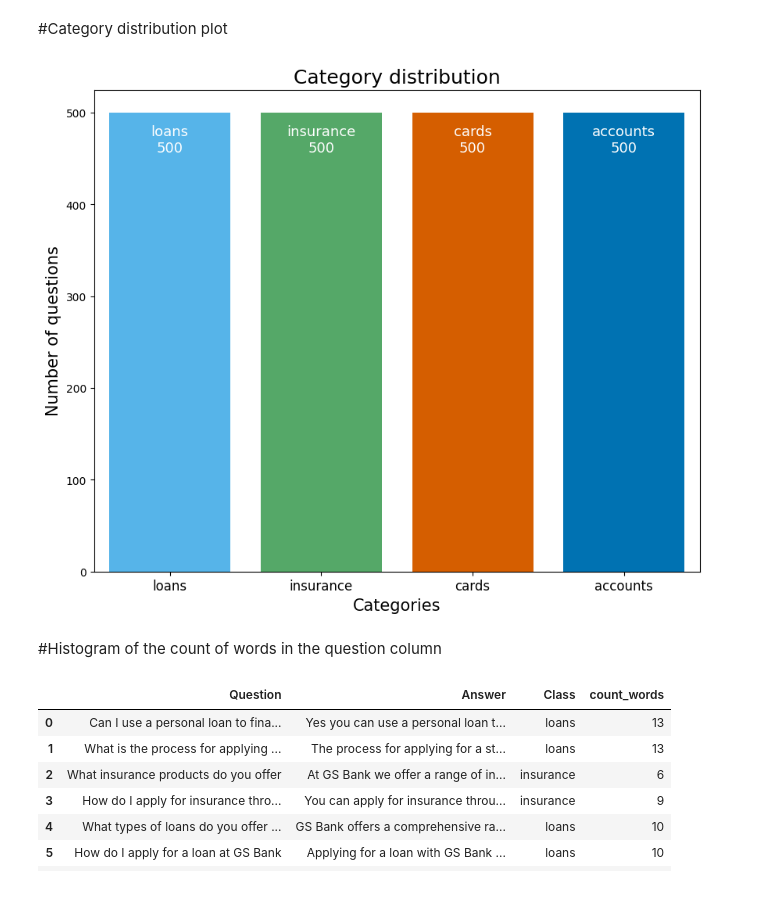
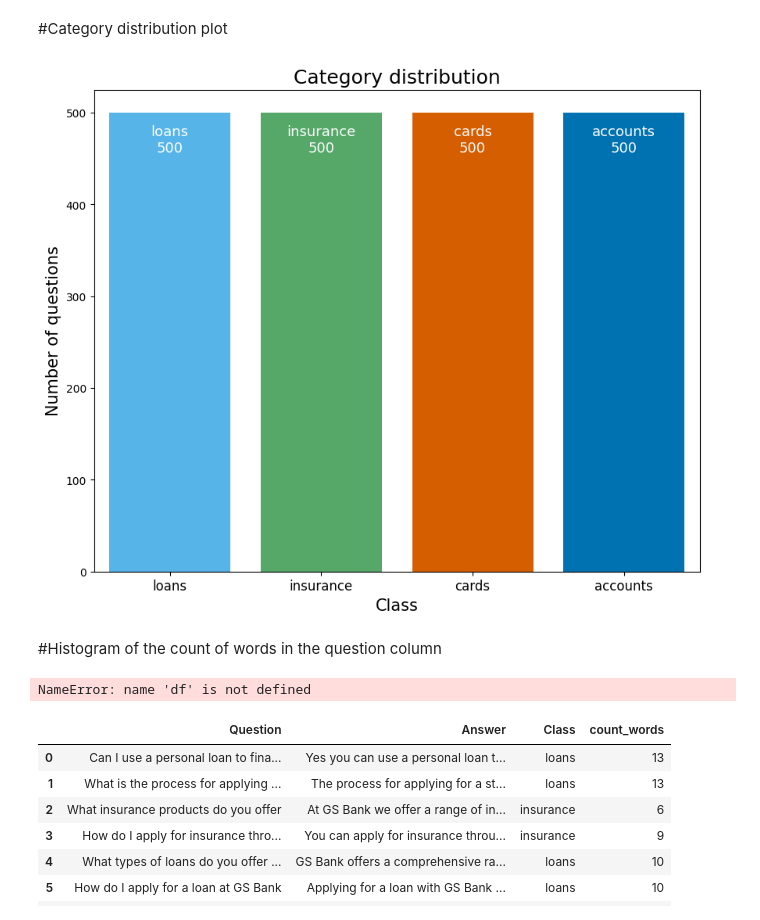
Before and after one commit to Sonlha1/ProjectCustomerChurn, a Jupyter notebook: LLM.ipynb, the cells around one changed output. Cells and saved outputs as stored; diff of their text form; code cells hidden in the pictures.

```diff
--- a/LLM.ipynb
+++ b/LLM.ipynb
@@ -52,3 +43,6 @@ path_to_csv = '/content/gdrive/MyDrive/DATA/BankFAQ.csv'
+# %%
+#Read CSV from our Github repository
+path_to_csv = 'https://raw.githubusercontent.com/commitit/FinalProject/main/BankFAQ.csv'
 # %%
 df = pd.read_csv(path_to_csv)
 df.head(15)
@@ -99,4 +78,4 @@ df.head()
 | 3 | How do I apply for insurance thro... | You can apply for insurance throu... | insurance |
 | 4 | What types of loans do you offer ... | GS Bank offers a comprehensive ra... | loans |
 # %%
-category_count = df["Class"].value_counts()
+class_count = df["Class"].value_counts()
@@ -124,35 +103,37 @@ array(['loans', 'insurance', 'cards', 'accounts'], dtype=object)
 # %%
 fig = plt.figure(figsize= (10, 8))
 
 ax = fig.add_subplot(111)
 
-sns.barplot(x = category_count.index, y = category_count)
+sns.barplot(x = class_count.index, y = class_count)
 
 # Define a list of colors
 colors = ['#56B4E9', '#55a868', '#D55E00', '#0072B2']
 
 # Set colors for each bar
 for patch, color in zip(ax.patches, colors):
     patch.set_facecolor(color)
 
 for a, p in enumerate(ax.patches):
-    ax.annotate(f'{categories[a]}\n' + format(p.get_height(), '.0f'), xy = (p.get_x() + p.get_width() / 2.0, p.get_height()), xytext = (0,-25), size = 13, color = 'white' , ha = 'center', va = 'center', textcoords = 'offset points', bbox = dict(boxstyle = 'round', facecolor='none',edgecolor='none', alpha = 0.5) )
+    ax.annotate(f'{Class[a]}\n' + format(p.get_height(), '.0f'), xy = (p.get_x() + p.get_width() / 2.0, p.get_height()), xytext = (0,-25), size = 13, color = 'white' , ha = 'center', va = 'center', textcoords = 'offset points', bbox = dict(boxstyle = 'round', facecolor='none',edgecolor='none', alpha = 0.5) )
 
-plt.xlabel('Categories', size = 15)
+plt.xlabel('Class', size = 15)
 
 plt.ylabel('Number of questions', size= 15)
 
 plt.xticks(size = 12)
 
 plt.title("Category distribution" , size = 18)
 
 plt.show()
 # %% [output]
-[figure, old version]
+[figure, new version]
 # %% [markdown]
 #Histogram of the count of words in the question column
 # %%
 df['count_words'] = df['Question'].apply(lambda x: len(x.split()))
+# %% [output]
+NameError: name 'df' is not defined
 # %%
 df.head(10)
 # %% [output]
```
Also changed, not shown: parts of 8 cells of this notebook.
